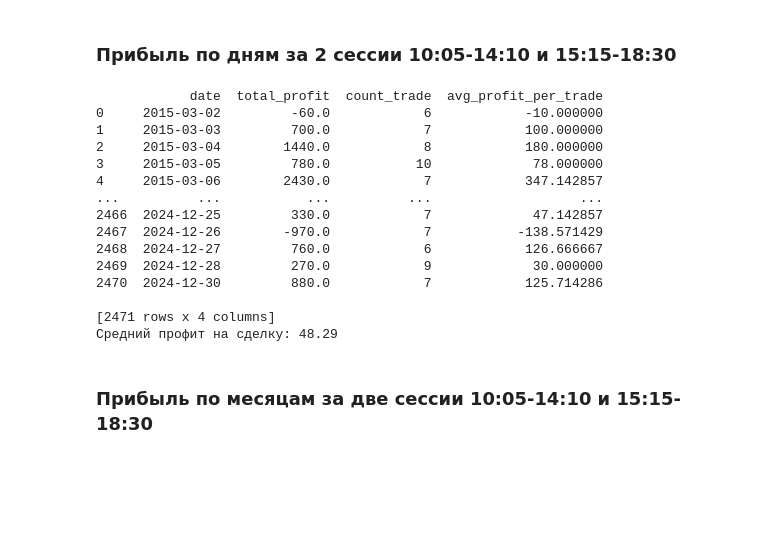
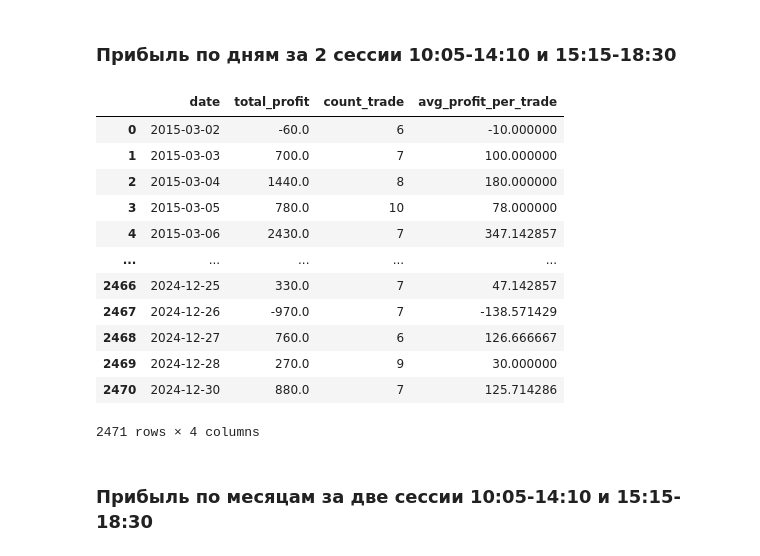
Before and after one commit to Alkor135/pj5_GMTS_trade_research, a Jupyter notebook: RTS_MOEX/RTS_исследования_времени_торговли.ipynb, the cells around one changed output. Cells and saved outputs as stored; diff of their text form; code cells hidden in the pictures; blank space fills up the shorter version.

```diff
--- a/RTS_MOEX/RTS_исследования_времени_торговли.ipynb
+++ b/RTS_MOEX/RTS_исследования_времени_торговли.ipynb
@@ -417,37 +415,34 @@ print(f'Средний профит на сделку 10:05-14:10 и 15:15-18:20
 # %%
 df_2_date = (
     df_2.groupby(['date'], as_index=False)
     .agg(
         total_profit=('profit', 'sum'),  # Сумма значений profit
         count_trade=('profit', 'count')  # Количество значений profit
     )
     # .sort_values(['total_profit'], ascending=False)
 )
 
 # df_2_date.sort_values(by='date', ascending=True).to_excel('GMTS_даты_торговли.xlsx')
 
 # Добавляем новую колонку для среднего профита на сделку
 df_2_date['avg_profit_per_trade'] = df_2_date['total_profit'] / df_2_date['count_trade']
 avg_profit_per_trade = df_2_date['avg_profit_per_trade'].mean().round(2)
 
-print(df_2_date)
-print(f'Средний профит на сделку: {avg_profit_per_trade}')
+df_2_date
 # %% [output]
+|  | date | total_profit | count_trade | avg_profit_per_trade |
+| 0 | 2015-03-02 | -60.0 | 6 | -10.000000 |
+| 1 | 2015-03-03 | 700.0 | 7 | 100.000000 |
+| 2 | 2015-03-04 | 1440.0 | 8 | 180.000000 |
+| 3 | 2015-03-05 | 780.0 | 10 | 78.000000 |
+| 4 | 2015-03-06 | 2430.0 | 7 | 347.142857 |
+| ... | ... | ... | ... | ... |
+| 2466 | 2024-12-25 | 330.0 | 7 | 47.142857 |
+| 2467 | 2024-12-26 | -970.0 | 7 | -138.571429 |
+| 2468 | 2024-12-27 | 760.0 | 6 | 126.666667 |
+| 2469 | 2024-12-28 | 270.0 | 9 | 30.000000 |
+| 2470 | 2024-12-30 | 880.0 | 7 | 125.714286 |
-            date  total_profit  count_trade  avg_profit_per_trade
-0     2015-03-02         -60.0            6            -10.000000
-1     2015-03-03         700.0            7            100.000000
-2     2015-03-04        1440.0            8            180.000000
-3     2015-03-05         780.0           10             78.000000
-4     2015-03-06        2430.0            7            347.142857
-...          ...           ...          ...                   ...
-2466  2024-12-25         330.0            7             47.142857
-2467  2024-12-26        -970.0            7           -138.571429
-2468  2024-12-27         760.0            6            126.666667
-2469  2024-12-28         270.0            9             30.000000
-2470  2024-12-30         880.0            7            125.714286
-
-[2471 rows x 4 columns]
-Средний профит на сделку: 48.29
+2471 rows × 4 columns
 # %% [markdown]
 ### Прибыль по месяцам за две сессии 10:05-14:10 и 15:15-18:30
 # %%
```
Also changed, not shown: parts of 2 cells of this notebook.
